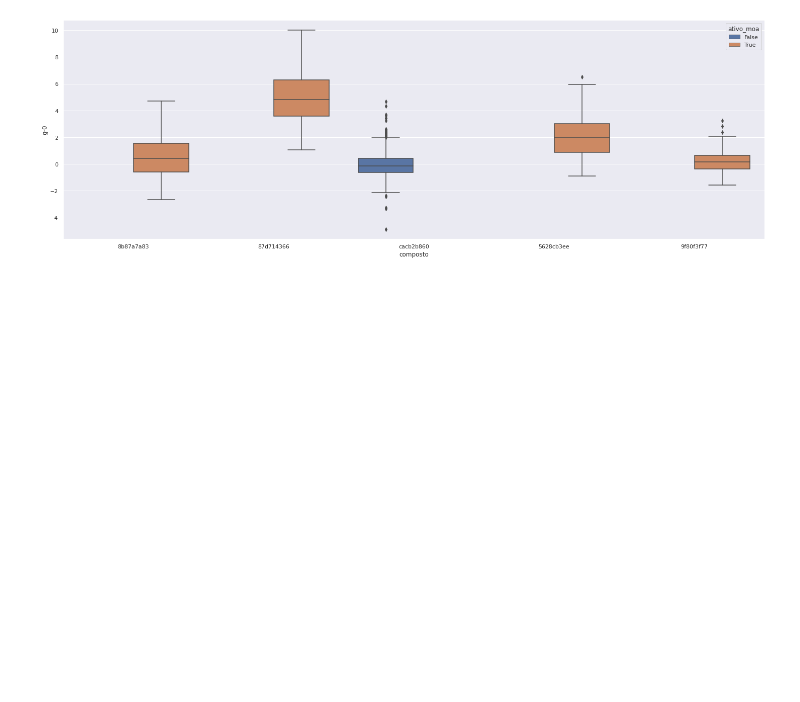
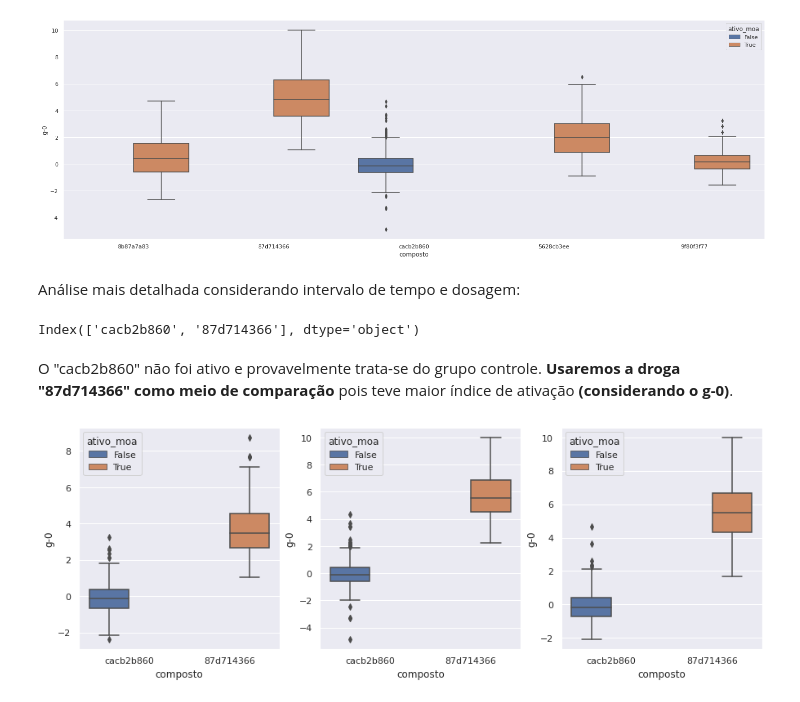
Before and after one commit to jessicasilvacodes/imersao-dados-3-alura, a Jupyter notebook: imersao_dados_alura.ipynb, the cells around one changed output. Drawn from its saved outputs; the diff is of its cells as text; code cells hidden in the pictures; blank space fills up the shorter version.

```diff
--- a/imersao_dados_alura.ipynb
+++ b/imersao_dados_alura.ipynb
@@ -782,3 +784,27 @@ sns.boxplot(data = dados_combinados.query('composto in @composto_principal'), y
 # %% [output]
 <matplotlib.axes._subplots.AxesSubplot at 0x...>
 [figure]
+# %% [markdown]
+Análise mais detalhada considerando intervalo de tempo e dosagem:
+# %%
+composto_principal = dados_combinados['composto'].value_counts().index[0:2]
+composto_principal
+# %% [output]
+Index(['cacb2b860', '87d714366'], dtype='object')
+# %% [markdown]
+O "cacb2b860" não foi ativo e provavelmente trata-se do grupo controle. **Usaremos a droga "87d714366" como meio de comparação** pois teve maior índice de ativação **(considerando o g-0)**.
+# %%
+fig, (ax1, ax2, ax3) = plt.subplots(1, 3, figsize=(15,5))
+
+sns.boxplot(data = dados_combinados.query('composto in @composto_principal & tempo == 24'), y= 'g-0', x='composto',
+            hue='ativo_moa', order = composto_principal, ax = ax1)
+
+sns.boxplot(data = dados_combinados.query('composto in @composto_principal & tempo == 48'), y= 'g-0', x='composto',
+            hue='ativo_moa', order = composto_principal, ax = ax2)
+
+sns.boxplot(data = dados_combinados.query('composto in @composto_principal & tempo == 72'), y= 'g-0', x='composto',
+            hue='ativo_moa', order = composto_principal, ax = ax3)
+
+plt.show()
+# %% [output]
+[figure, added]
```
Also changed, not shown: parts of 4 cells of this notebook.
